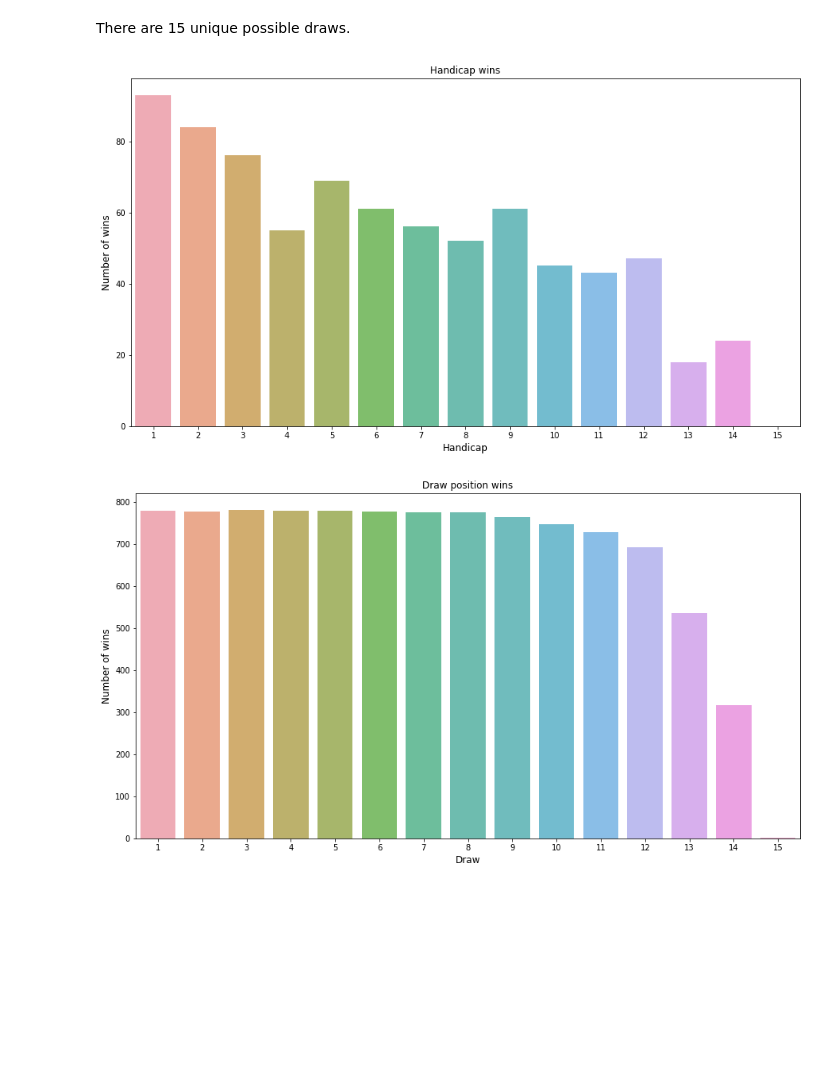
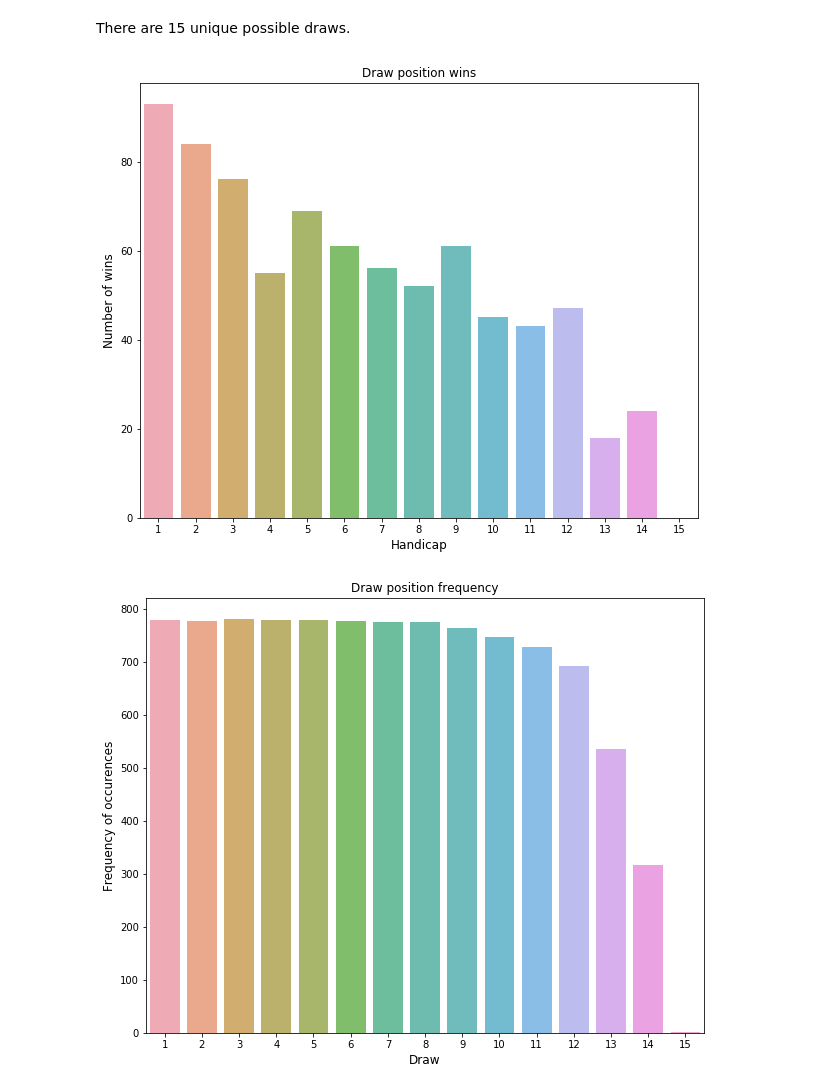
Before and after one commit to Brian950/CS4055-Project, a Jupyter notebook: cs4055-project.ipynb, the cells around one changed output. Saved outputs shown, nothing was run; the diff lists cells and outputs as text; code cells hidden in the pictures; blank space fills up the shorter version.

```diff
--- a/cs4055-project.ipynb
+++ b/cs4055-project.ipynb
@@ -213,8 +217,11 @@ df = df.drop(['length_behind_winner'], axis=1)
 
 # Fill null running_position_1, 2 and 3 values with 14
 df['running_position_1'] = df['running_position_1'].fillna(14)
+df['running_position_1'] = df['running_position_1'].astype(int)
 df['running_position_2'] = df['running_position_2'].fillna(14)
+df['running_position_2'] = df['running_position_2'].astype(int)
 df['running_position_3'] = df['running_position_3'].fillna(14)
+df['running_position_3'] = df['running_position_3'].astype(int)
 
 # Drop finishing time
 df = df.drop(['finish_time'], axis=1)
@@ -392,0 +399,20 @@ df['jockey_wins'] = df['jockey_wins'].astype(int)
+# %%
+# Create the categories for jockey_wins
+df['jockey_wins'] = df['jockey_wins'].astype(int)
+df.loc[ df['jockey_wins'] <= 20, 'jockey_wins'] = 8
+df.loc[(df['jockey_wins'] > 20) & (df['jockey_wins'] <= 40), 'jockey_wins'] = 7
+df.loc[(df['jockey_wins'] > 40) & (df['jockey_wins'] <= 60), 'jockey_wins'] = 6
+df.loc[(df['jockey_wins'] > 60) & (df['jockey_wins'] <= 80), 'jockey_wins'] = 5
+df.loc[(df['jockey_wins'] > 80) & (df['jockey_wins'] <= 100), 'jockey_wins'] = 4
+df.loc[(df['jockey_wins'] > 100) & (df['jockey_wins'] <= 120), 'jockey_wins'] = 3
+df.loc[(df['jockey_wins'] > 120) & (df['jockey_wins'] <= 140), 'jockey_wins'] = 2
+df.loc[(df['jockey_wins'] > 140) & (df['jockey_wins'] <= 160), 'jockey_wins'] = 1
+
+
+jockey_count  = df['jockey_wins'].value_counts()
+plt.figure(figsize=(10,5))
+sns.barplot(jockey_count.index, jockey_count.values, alpha=0.8)
+plt.title('Jockey win categories')
+plt.ylabel('Number of Occurrences', fontsize=12)
+plt.xlabel('Category', fontsize=12)
+plt.show()
@@ -464,12 +492,12 @@ df['trainer_wins'] = df['trainer_wins'].astype(int)
 # Create the categories for trainer_wins
 df['trainer_wins'] = df['trainer_wins'].astype(int)
 df.loc[ df['trainer_wins'] <= 10, 'trainer_wins'] = 0
-df.loc[(df['trainer_wins'] > 11) & (df['trainer_wins'] <= 20), 'trainer_wins'] = 1
-df.loc[(df['trainer_wins'] > 20) & (df['trainer_wins'] <= 30), 'trainer_wins'] = 2
-df.loc[(df['trainer_wins'] > 30) & (df['trainer_wins'] <= 40), 'trainer_wins'] = 3
-df.loc[(df['trainer_wins'] > 40) & (df['trainer_wins'] <= 50), 'trainer_wins'] = 4
-df.loc[(df['trainer_wins'] > 50) & (df['trainer_wins'] <= 60), 'trainer_wins'] = 5
-df.loc[(df['trainer_wins'] > 60) & (df['trainer_wins'] <= 70), 'trainer_wins'] = 6
+df.loc[(df['trainer_wins'] > 11) & (df['trainer_wins'] <= 20), 'trainer_wins'] = 6
+df.loc[(df['trainer_wins'] > 20) & (df['trainer_wins'] <= 30), 'trainer_wins'] = 5
+df.loc[(df['trainer_wins'] > 30) & (df['trainer_wins'] <= 40), 'trainer_wins'] = 4
+df.loc[(df['trainer_wins'] > 40) & (df['trainer_wins'] <= 50), 'trainer_wins'] = 3
+df.loc[(df['trainer_wins'] > 50) & (df['trainer_wins'] <= 60), 'trainer_wins'] = 2
+df.loc[(df['trainer_wins'] > 60) & (df['trainer_wins'] <= 70), 'trainer_wins'] = 1
 
 
 trainer_count  = df['trainer_wins'].value_counts()
@@ -549,32 +577,32 @@ There are 15 unique possible draws.
 # %%
 win_df = df.loc[df['finishing_position'] == 1]
 wins = []
 
 for d in draws:
     w = 0
     for row in win_df['draw']:
         if(d == row):
             w+=1
 
     wins.append(w)
 
 
 draw_wins = win_df[['draw','finishing_position']]
 
-plt.figure(figsize=(15,8))
+plt.figure(figsize=(10,8))
 sns.barplot(draws, wins, alpha=0.8)
-plt.title('Handicap wins')
+plt.title('Draw position wins')
 plt.ylabel('Number of wins', fontsize=12)
 plt.xlabel('Handicap', fontsize=12)
 plt.show()
 
 d = df['draw'].value_counts()
-plt.figure(figsize=(15,8))
+plt.figure(figsize=(10,8))
 sns.barplot(d.index, d.values, alpha=0.8)
-plt.title('Draw position wins')
-plt.ylabel('Number of wins', fontsize=12)
+plt.title('Draw position frequency')
+plt.ylabel('Frequency of occurences', fontsize=12)
 plt.xlabel('Draw', fontsize=12)
 plt.show()
 # %% [output]
-[figure, old version]
+[figure, new version]
-[figure, old version]
+[figure, new version]
```
Also changed, not shown: parts of 66 cells of this notebook.
